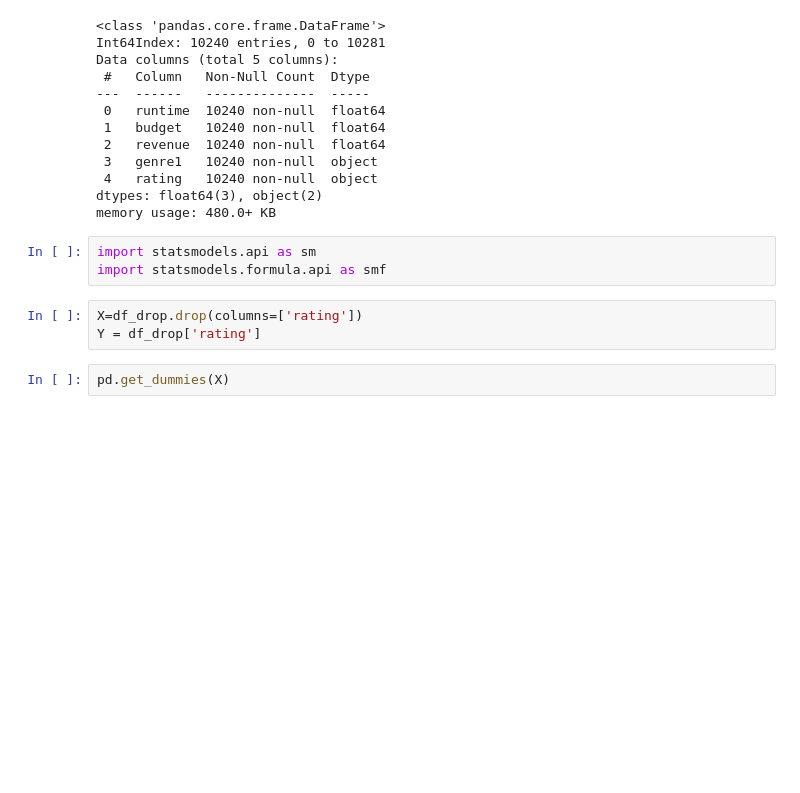
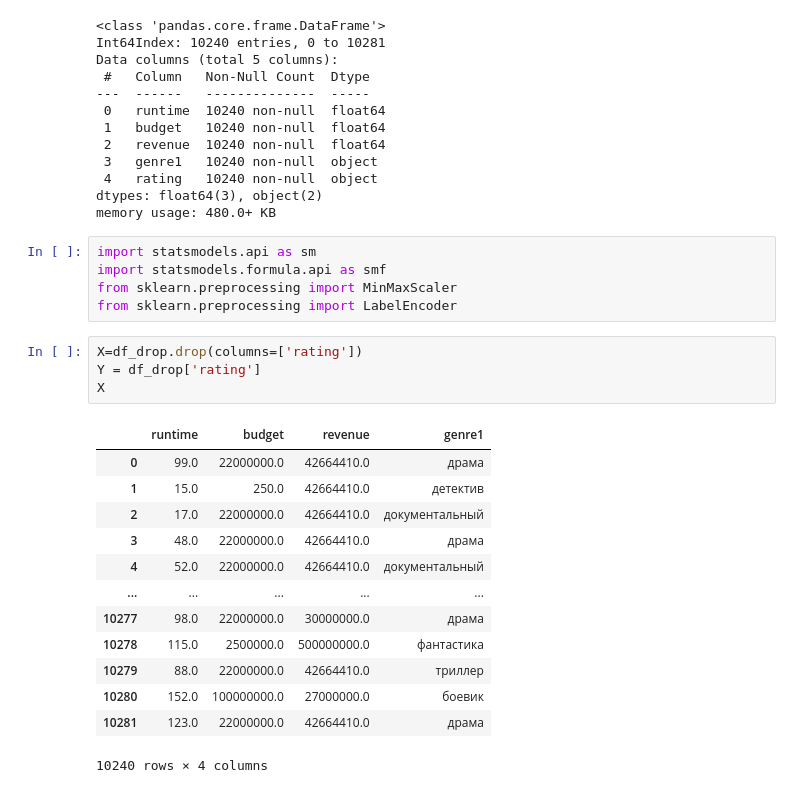
Before and after one commit to fardsnog2/ML_vvsu, a Jupyter notebook: Georgy_ml_vvsu_first_lr.ipynb, the cells around one changed output. Drawn from its saved outputs; the diff is of its cells as text; blank space fills up the shorter version.

```diff
--- a/Georgy_ml_vvsu_first_lr.ipynb
+++ b/Georgy_ml_vvsu_first_lr.ipynb
@@ -269,8 +269,23 @@ memory usage: 480.0+ KB
 # %%
 import statsmodels.api as sm
 import statsmodels.formula.api as smf
+from sklearn.preprocessing import MinMaxScaler
+from sklearn.preprocessing import LabelEncoder
 # %%
 X=df_drop.drop(columns=['rating'])
 Y = df_drop['rating']
+X
+# %% [output]
+|  | runtime | budget | revenue | genre1 |
+| 0 | 99.0 | 22000000.0 | 42664410.0 | драма |
+| 1 | 15.0 | 250.0 | 42664410.0 | детектив |
+| 2 | 17.0 | 22000000.0 | 42664410.0 | документальный |
+| 3 | 48.0 | 22000000.0 | 42664410.0 | драма |
+| 4 | 52.0 | 22000000.0 | 42664410.0 | документальный |
+| ... | ... | ... | ... | ... |
+| 10277 | 98.0 | 22000000.0 | 30000000.0 | драма |
+| 10278 | 115.0 | 2500000.0 | 500000000.0 | фантастика |
+| 10279 | 88.0 | 22000000.0 | 42664410.0 | триллер |
+| 10280 | 152.0 | 100000000.0 | 27000000.0 | боевик |
+| 10281 | 123.0 | 22000000.0 | 42664410.0 | драма |
+10240 rows × 4 columns
-# %%
-pd.get_dummies(X)
```
Also changed, not shown: parts of 27 cells of this notebook.
